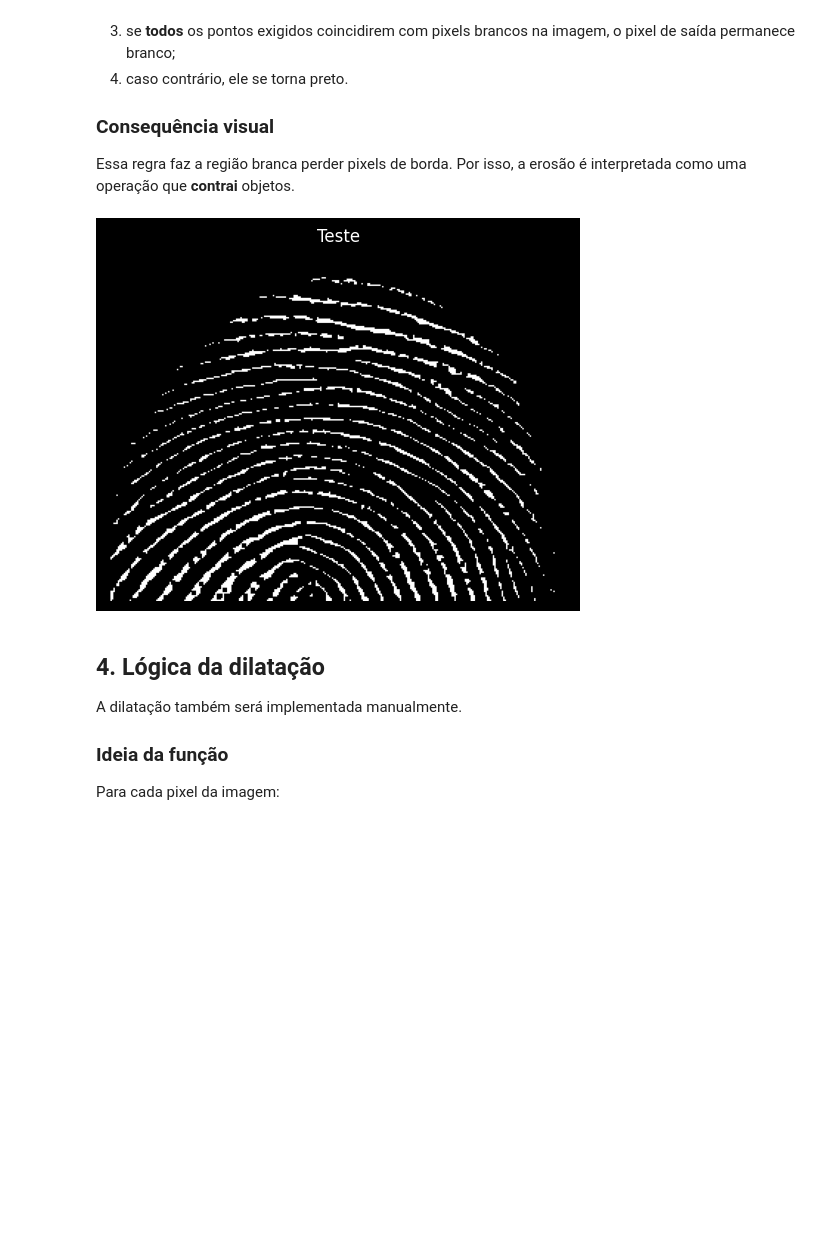
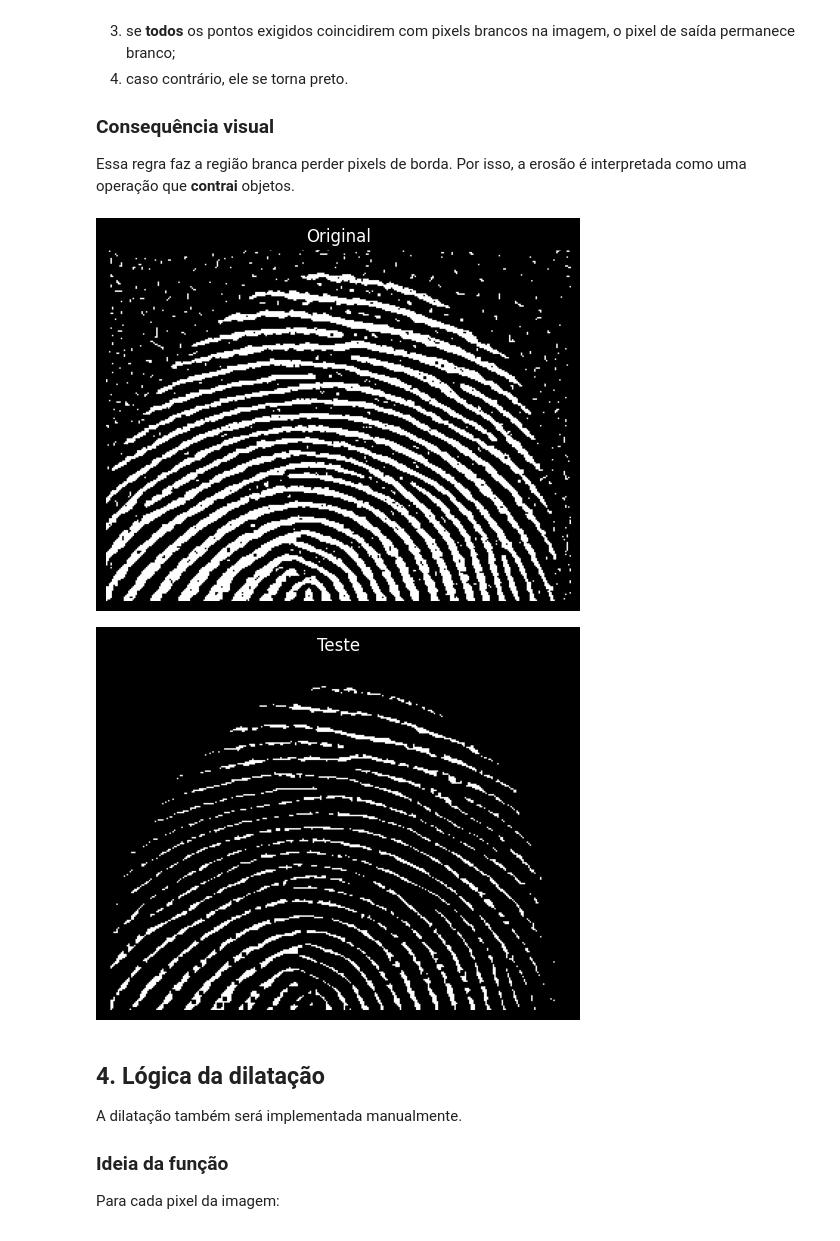
Before and after one commit to pedrxbro/digital-image-processing, a Jupyter notebook: morphological-processing/main.ipynb, the cells around one changed output. Drawn from its saved outputs; the diff is of its cells as text; code cells hidden in the pictures; blank space fills up the shorter version.

```diff
--- a/morphological-processing/main.ipynb
+++ b/morphological-processing/main.ipynb
@@ -191,14 +190,16 @@ def erode_image(binary_image, structuring_element):
 # %%
 image_path = "data/Fig0911(a)(noisy_fingerprint).tif"
 
 gray_image = load_grayscale_image(image_path)
 binary_image = to_binary(gray_image, threshold=127)
 structuring_element = create_structuring_element("square", 3)
 image_test = erode_image(binary_image, structuring_element )
 
+show_image(gray_image, "Original")
 show_image(image_test, "Teste")
 # %% [output]
-[figure, old version]
+[figure, new version]
+[figure, added]
 # %% [markdown]
 ## 4. Lógica da dilatação
 
```
Also changed, not shown: parts of 1 cell of this notebook.
